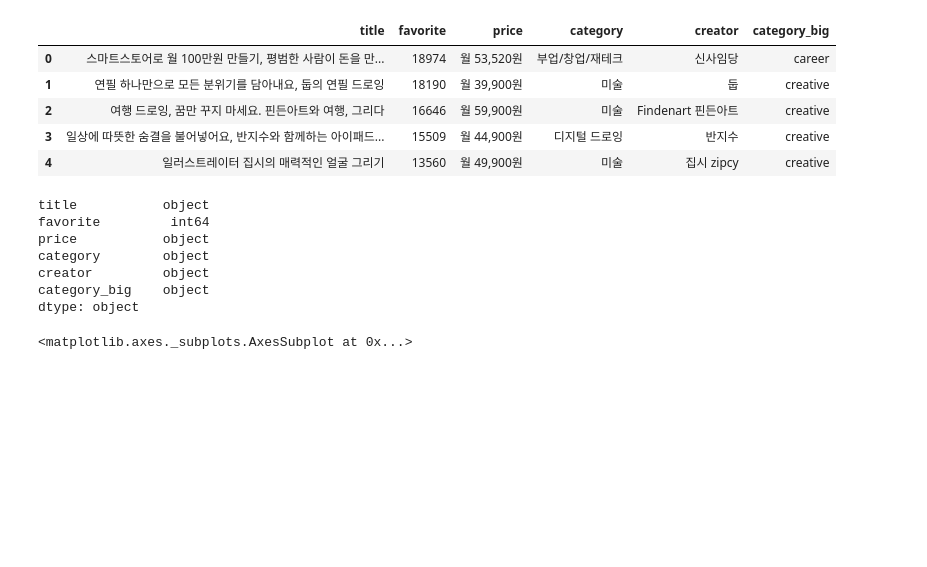
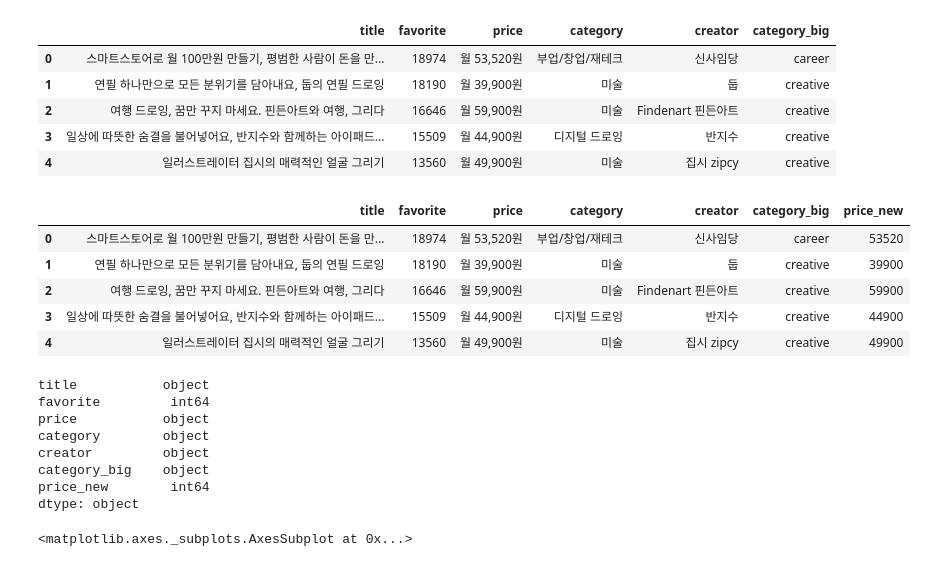
Before and after one commit to JessyMin/webpage_scraping, a Jupyter notebook: class101/scraping_class101_2.ipynb, the cells around one changed output. Cells and saved outputs as stored; diff of their text form; code cells hidden in the pictures; blank space fills up the shorter version.

Commit message:
[add] price preprocessing

```diff
--- a/class101/scraping_class101_2.ipynb
+++ b/class101/scraping_class101_2.ipynb
@@ -199,8 +199,23 @@ df.head()
 | 2 | 여행 드로잉, 꿈만 꾸지 마세요. 핀든아트와 여행, 그리다 | 16646 | 월 59,900원 | 미술 | Findenart 핀든아트 | creative |
 | 3 | 일상에 따뜻한 숨결을 불어넣어요, 반지수와 함께하는 아이패드... | 15509 | 월 44,900원 | 디지털 드로잉 | 반지수 | creative |
 | 4 | 일러스트레이터 집시의 매력적인 얼굴 그리기 | 13560 | 월 49,900원 | 미술 | 집시 zipcy | creative |
+# %%
+# 가격에서 숫자만 추출
+df['price_new'] = df['price'].str.replace('월 ','')
+df['price_new'] = df['price_new'].str.replace(',','')
+df['price_new'] = df['price_new'].str.replace('원','')
+df.head()
+# %% [output]
+|  | title | favorite | price | category | creator | category_big | price_new |
+| 0 | 스마트스토어로 월 100만원 만들기, 평범한 사람이 돈을 만... | 18974 | 월 53,520원 | 부업/창업/재테크 | 신사임당 | career | 53520 |
+| 1 | 연필 하나만으로 모든 분위기를 담아내요, 둡의 연필 드로잉 | 18190 | 월 39,900원 | 미술 | 둡 | creative | 39900 |
+| 2 | 여행 드로잉, 꿈만 꾸지 마세요. 핀든아트와 여행, 그리다 | 16646 | 월 59,900원 | 미술 | Findenart 핀든아트 | creative | 59900 |
+| 3 | 일상에 따뜻한 숨결을 불어넣어요, 반지수와 함께하는 아이패드... | 15509 | 월 44,900원 | 디지털 드로잉 | 반지수 | creative | 44900 |
+| 4 | 일러스트레이터 집시의 매력적인 얼굴 그리기 | 13560 | 월 49,900원 | 미술 | 집시 zipcy | creative | 49900 |
 # %%
+# 가격, 좋아요 수 numeric으로 형 변환
 df['favorite'] = pd.to_numeric(df['favorite'])
+df['price_new'] = pd.to_numeric(df['price_new'])
 df.dtypes
 # %% [output]
 title           object
@@ -209,6 +224,7 @@ price           object
 category        object
 creator         object
 category_big    object
+price_new        int64
 dtype: object
 # %%
 sns.violinplot(data=df, x="category_big", y="favorite")
```
